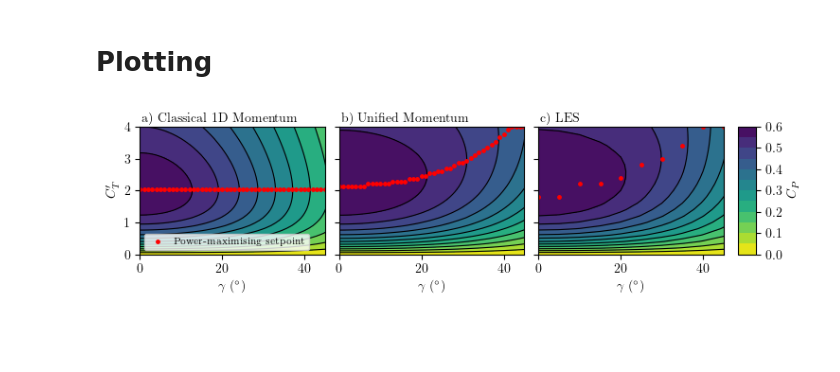
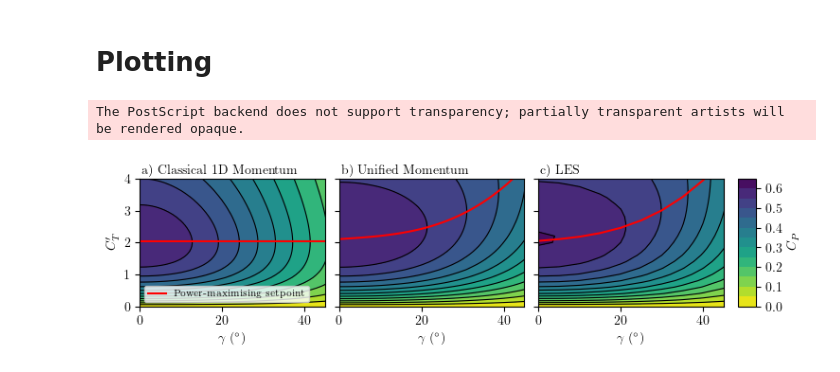
Before and after one commit to Howland-Lab/Unified-Momentum-Model, a Jupyter notebook: figures/figure_04_power_contour.ipynb, the cells around one changed output. Cells and saved outputs as stored; diff of their text form; code cells hidden in the pictures; blank space fills up the shorter version.

Commit message:
Add key numbers. Convert figures to eps

```diff
--- a/figures/figure_04_power_contour.ipynb
+++ b/figures/figure_04_power_contour.ipynb
@@ -11,6 +11,7 @@ import matplotlib.pyplot as plt
 from matplotlib.gridspec import GridSpec
 import polars as pl
 from scipy.io import loadmat
+from scipy.interpolate import UnivariateSpline
 
 
 from UnifiedMomentumModel import Momentum
@@ -22,6 +23,8 @@ plt.rcParams.update({"text.usetex": True, "font.family": "serif"})
 lesdir = Path(os.getcwd()) / "LES_data"
 figdir = Path(os.getcwd()).parent / "fig"
 figdir.mkdir(exist_ok=True, parents=True)
+figdir_eps = figdir / "eps"
+figdir_eps.mkdir(exist_ok=True, parents=True)
 # %% [markdown]
 # Collect data to compare
 Data to compared is collected in a dictionary of lists of `MomentumSolution` objects (`Dict[str, List[MomentumSolution]]`)
@@ -48,3 +61,11 @@ results: Dict[str, ContourData] = {}
+# %%
+data = loadmat(lesdir / "Cp_les_contour_data.mat")
+
+Ctprimes = data["ctp_les"][0]
+yaws = data["yaw_les"][0]
+Cps = data["cp_les"]  # np.minimum(data["cp_les"], 16 / 27)
+
+results["LES"] = ContourData(yaws, Ctprimes, Cps)
 # %% [markdown]
 # Generate `classical` model data
 # %%
@@ -69,9 +90,7 @@ model = Momentum.UnifiedMomentum()
 for i, yaw in enumerate(yaws):
     for j, Ctprime in enumerate(Ctprimes):
         sol = model(Ctprime, np.deg2rad(yaw))
-        if np.isnan(sol.Cp):
-            print(yaw, Ctprime)
-        Cps[i, j] = sol.Cp
+        Cps[i, j] = 0 if np.isnan(sol.Cp) else sol.Cp
 
 results["unified"] = ContourData(yaws, Ctprimes, Cps)
 # %% [output]
@@ -88,0 +116,13 @@ results["LES"] = ContourData(yaws, Ctprimes, Cps)
+# %%
+Ctprimes = np.linspace(0, 4, 50)
+yaws = np.linspace(0, 50, 51)
+
+Cps = np.zeros((len(yaws), len(Ctprimes)))
+model = Momentum.UnifiedMomentum(cached=False, iterations=0)
+
+for i, yaw in enumerate(yaws):
+    for j, Ctprime in enumerate(Ctprimes):
+        sol = model(Ctprime, np.deg2rad(yaw))
+        Cps[i, j] = 0 if np.isnan(sol.Cp) else sol.Cp
+
+results["linear"] = ContourData(yaws, Ctprimes, Cps)
@@ -98,7 +156,7 @@ axes.append(plt.subplot(gs[2], sharey=axes[0]))
 plt.setp(axes[1].get_yticklabels(), visible=False)
 plt.setp(axes[2].get_yticklabels(), visible=False)
 
-levels = np.arange(0, 0.61, 0.05)
+levels = np.arange(0, 0.7, 0.05)
 
 labels = {
     "classical": "a) Classical 1D Momentum",
@@ -109,39 +167,39 @@ for key, ax in zip(["classical", "unified", "LES"], axes):
     yaw, Ctprime, Cp = results[key].data()
     CF = ax.contourf(yaw, Ctprime, Cp.T, levels=levels, cmap="viridis_r")
     CS = ax.contour(yaw, Ctprime, Cp.T, levels=levels, colors="k", linewidths=0.8)
-    # ax.clabel(CS, inline=True, fontsize=10, fmt="%1.3f")
 
     ax.text(
         0.01,
         1 + 0.01,
         labels[key],
         ha="left",
         va="bottom",
         transform=ax.transAxes,
         # bbox=dict(boxstyle="square", ec="1", fc="1", alpha=0.5),
     )
 
     ax.plot(
-        *results[key].power_maximising_setpoints(),
-        "r.",
+        *results[key].smooth_power_maximising_setpoints(k=3),
+        "r-",
         ms=5,
         label="Power-maximising setpoint"
     )
 
-    # ax.axhline(2, ls=":", c="r", lw=1)
-
     ax.set_xlabel("$\gamma$ ($^\circ$)")
     ax.set_xlim(0, 45)
+    ax.set_ylim(0, 4)
 
 
 axes[0].set_ylabel("$C_T'$")
 
 axes[0].legend(loc="lower left", fontsize="x-small")
 
 # Add colorbar to the rightmost axis
 cax = plt.subplot(gs[3])
 cbar = plt.colorbar(CF, cax=cax)
 cbar.set_label(label=r"$C_P$")
 plt.savefig(figdir / "Figure4_Cp_contour.png", dpi=500, bbox_inches="tight")
+plt.savefig(figdir_eps / "Figure4_Cp_contour.eps", bbox_inches="tight")
 # %% [output]
+The PostScript backend does not support transparency; partially transparent artists will be rendered opaque.
-[figure, old version]
+[figure, new version]
```
Also changed, not shown: parts of 7 cells of this notebook, 6 other files.
